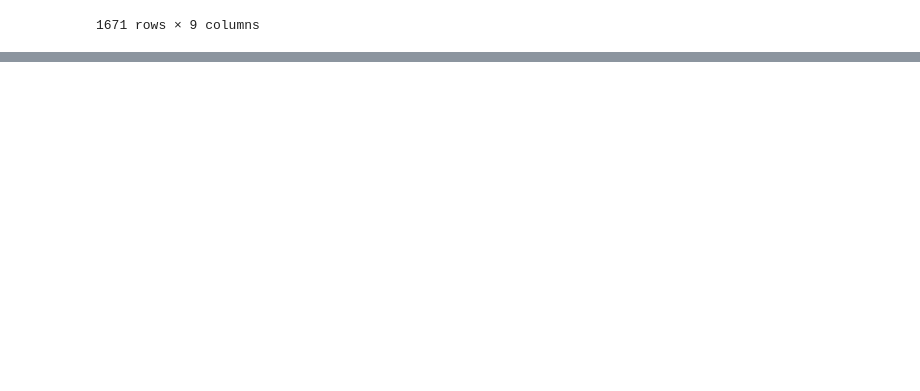
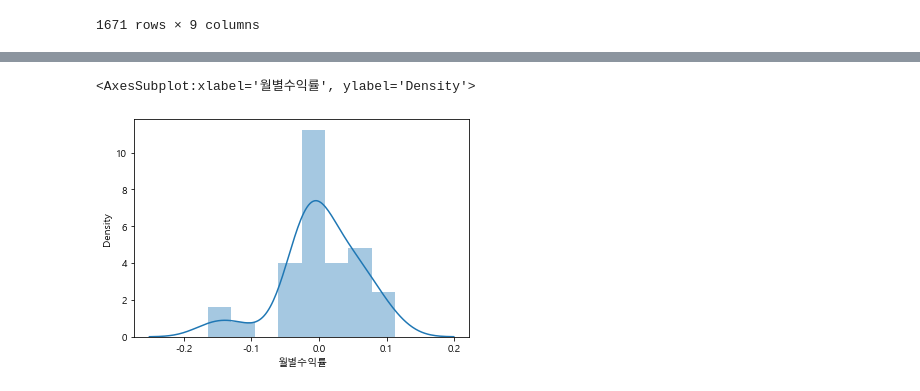
Before and after one commit to jkim0313/Hackathon_Whale, a Jupyter notebook: fund_preprocessing.ipynb, the cells around one changed output, grey strips where cells are left out. Drawn from its saved outputs; the diff is of its cells as text; code cells hidden in the pictures; blank space fills up the shorter version.

```diff
--- a/fund_preprocessing.ipynb
+++ b/fund_preprocessing.ipynb
@@ -114,0 +308,7 @@ stock_fund_general.to_excel('./excel/주식고편입형_일반_수익률.xls')
+# %%
+# 기준일자에서 월까지만 추출해서 기준월 컬럼 생성
+fund_cd_df["기준월"] = fund_cd_df["기준일자"].astype(str).str[:7]
+# %%
+# 컬럼 순서 재정렬
+fund_cd_df = fund_cd_df[["기준일자", "기준가격", "KOSPI", "기준월", "월별수익률", "KOSPI 월별수익률", "CD금리"]]
+fund_cd_df.head()
@@ -114,0 +322,2 @@ stock_fund_general.to_excel('./excel/주식고편입형_일반_수익률.xls')
+# %%
+fund_cd_df["CD금리"] = fund_cd_df["CD금리"]/100
@@ -114,0 +346,11 @@ stock_fund_general.to_excel('./excel/주식고편입형_일반_수익률.xls')
+# %%
+# 히스토그램
+import seaborn as sns
+from matplotlib import rc
+import matplotlib.pyplot as plt
+%matplotlib inline
+
+plt.rcParams['axes.unicode_minus'] = False
+plt.rcParams["font.family"] = "Malgun Gothic"
+
+sns.distplot(fund_cd_df["월별수익률"])
@@ -114,0 +360,5 @@ stock_fund_general.to_excel('./excel/주식고편입형_일반_수익률.xls')
+# %%
+sns.distplot(np.log1p(fund_cd_df["월별수익률"]))
+# %% [output]
+<AxesSubplot:xlabel='월별수익률', ylabel='Density'>
+[figure, added]
```
Also changed, not shown: parts of 30 cells of this notebook, 4 other files.
